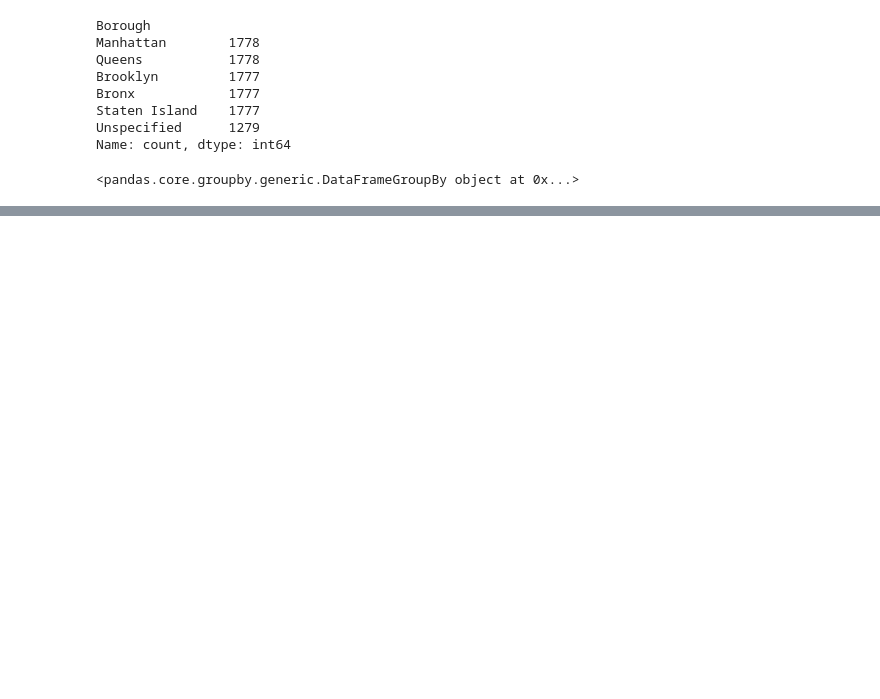
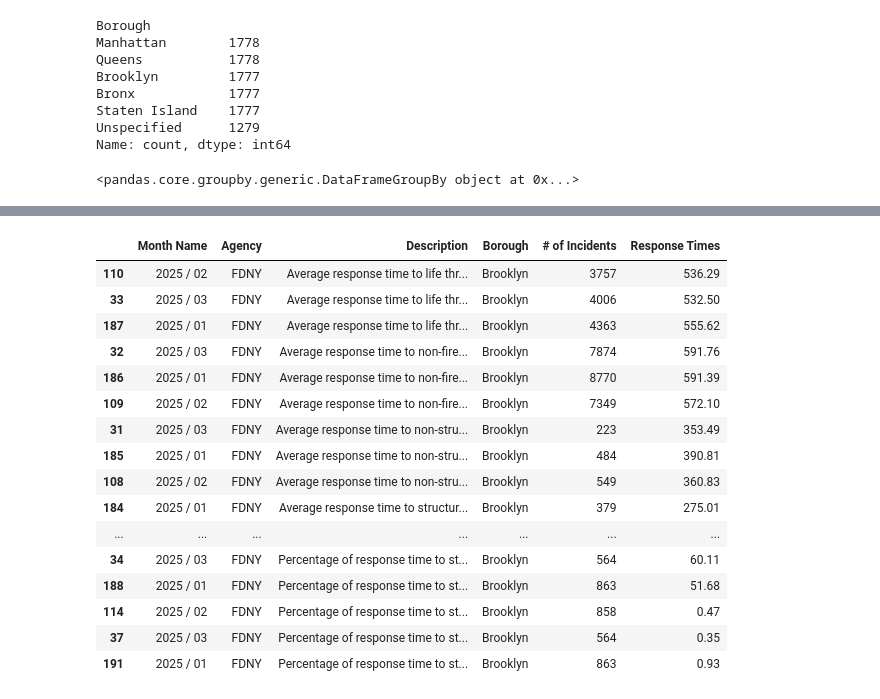
Before and after one commit to shuchi0503/2025-spring-coding-the-news, a Jupyter notebook: final-project/analysis.ipynb, the cells around one changed output, grey strips where cells are left out. Drawn from its saved outputs; the diff is of its cells as text; code cells hidden in the pictures; blank space fills up the shorter version.

```diff
--- a/final-project/analysis.ipynb
+++ b/final-project/analysis.ipynb
@@ -61,0 +210,23 @@ df.groupby("Borough")
+# %%
+## this is the filtered df for brooklyn fdny
+bk_fdny_df= df.query("(`Month Name` == '2025 / 03' or `Month Name` == '2025 / 02' or `Month Name` == '2025 / 01') and Borough == 'Brooklyn' \
+        and Agency == 'FDNY'").sort_values(by="Description")
+bk_fdny_df
+# %% [output]
+|  | Month Name | Agency | Description | Borough | # of Incidents | Response Times |
+| 110 | 2025 / 02 | FDNY | Average response time to life thr... | Brooklyn | 3757 | 536.29 |
+| 33 | 2025 / 03 | FDNY | Average response time to life thr... | Brooklyn | 4006 | 532.50 |
+| 187 | 2025 / 01 | FDNY | Average response time to life thr... | Brooklyn | 4363 | 555.62 |
+| 32 | 2025 / 03 | FDNY | Average response time to non-fire... | Brooklyn | 7874 | 591.76 |
+| 186 | 2025 / 01 | FDNY | Average response time to non-fire... | Brooklyn | 8770 | 591.39 |
+| 109 | 2025 / 02 | FDNY | Average response time to non-fire... | Brooklyn | 7349 | 572.10 |
+| 31 | 2025 / 03 | FDNY | Average response time to non-stru... | Brooklyn | 223 | 353.49 |
+| 185 | 2025 / 01 | FDNY | Average response time to non-stru... | Brooklyn | 484 | 390.81 |
+| 108 | 2025 / 02 | FDNY | Average response time to non-stru... | Brooklyn | 549 | 360.83 |
+| 184 | 2025 / 01 | FDNY | Average response time to structur... | Brooklyn | 379 | 275.01 |
+| ... | ... | ... | ... | ... | ... | ... |
+| 34 | 2025 / 03 | FDNY | Percentage of response time to st... | Brooklyn | 564 | 60.11 |
+| 188 | 2025 / 01 | FDNY | Percentage of response time to st... | Brooklyn | 863 | 51.68 |
+| 114 | 2025 / 02 | FDNY | Percentage of response time to st... | Brooklyn | 858 | 0.47 |
+| 37 | 2025 / 03 | FDNY | Percentage of response time to st... | Brooklyn | 564 | 0.35 |
+| 191 | 2025 / 01 | FDNY | Percentage of response time to st... | Brooklyn | 863 | 0.93 |
```
Also changed, not shown: parts of 38 cells of this notebook, 5 other files.
